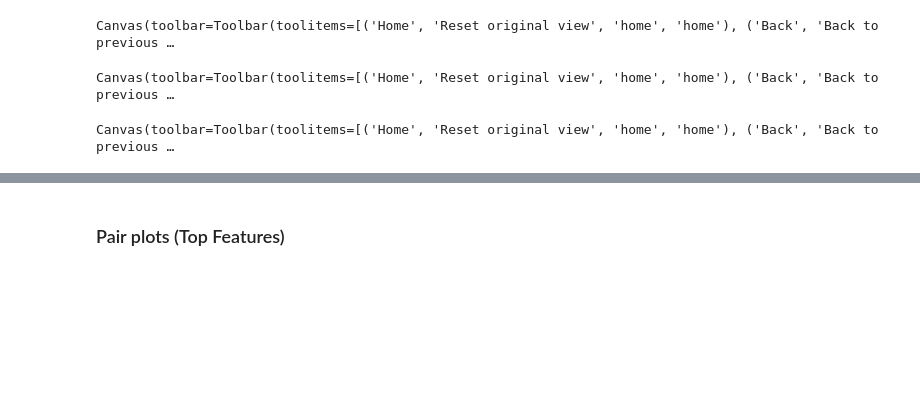
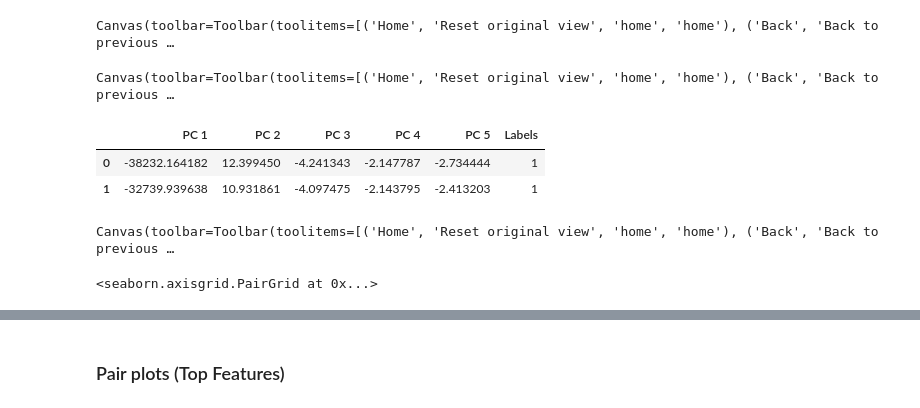
Before and after one commit to pfizer-opensource/scikit-digital-health, a Jupyter notebook: scripts/feature_exploration/feature-exploration.ipynb, the cells around one changed output, grey strips where cells are left out. Drawn from its saved outputs; the diff is of its cells as text; code cells hidden in the pictures; blank space fills up the shorter version.

```diff
--- a/scripts/feature_exploration/feature-exploration.ipynb
+++ b/scripts/feature_exploration/feature-exploration.ipynb
@@ -130,18 +127,18 @@ x_pca = pca.fit_transform(feats)
-# %%
-f, ax = plt.subplots(nrows=5, ncols=5, figsize=(10, 6))
-for i in range(5):
-    for j in range(5):
-        ax[i, j].loglog(x_pca[~Y.astype(bool), i], x_pca[~Y.astype(bool), j], '.', color='C0', label='Non-gait')
-        ax[i, j].loglog(x_pca[Y.astype(bool), i], x_pca[Y.astype(bool), j], '.', color='C1', label='Gait')
-
-for i in range(5):
-    ax[i, 0].set_ylabel(f'PC {i}')
-for j in range(5):
-    ax[-1, j].set_xlabel(f'PC {j}')
-
-f.tight_layout()
-# %% [output]
-Canvas(toolbar=Toolbar(toolitems=[('Home', 'Reset original view', 'home', 'home'), ('Back', 'Back to previous …
+# %%
+pca = PCA(n_components=5)
+x_pca = pca.fit_transform(feats)
+df_pca = pd.DataFrame(x_pca, columns=[f'PC {i+1}' for i in range(x_pca.shape[1])])
+df_pca['Labels'] = Y
+df_pca.head(2)
+# %% [output]
+|  | PC 1 | PC 2 | PC 3 | PC 4 | PC 5 | Labels |
+| 0 | -38232.164182 | 12.399450 | -4.241343 | -2.147787 | -2.734444 | 1 |
+| 1 | -32739.939638 | 10.931861 | -4.097475 | -2.143795 | -2.413203 | 1 |
+# %%
+sns.pairplot(df_pca, hue='Labels')
+# %% [output]
+Canvas(toolbar=Toolbar(toolitems=[('Home', 'Reset original view', 'home', 'home'), ('Back', 'Back to previous …
+<seaborn.axisgrid.PairGrid at 0x...>
 # %%
 from separation_stats import db_2class, corr_select, cohen_d, ttest_select, mwu_select, auc_score
 # %%
```
Also changed, not shown: parts of 6 cells of this notebook, 1 other file.
